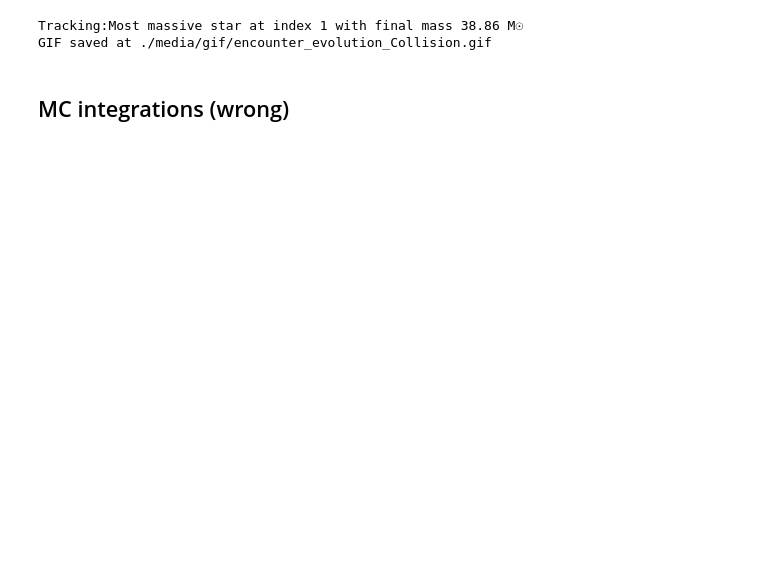
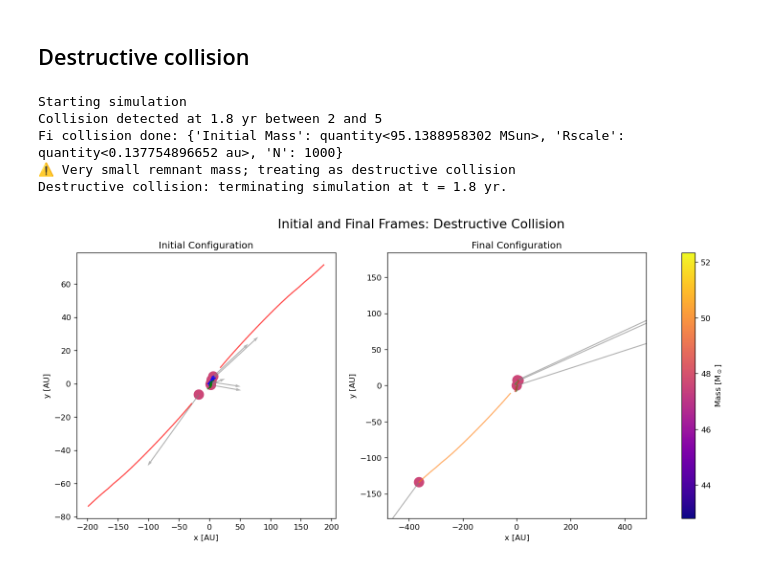
Before and after one commit to Yang-Taotao/strw-amuse-project, a Jupyter notebook: notebooks/Triple_binary_simulation.ipynb, the cells around one changed output. Saved outputs shown, nothing was run; the diff lists cells and outputs as text; code cells hidden in the pictures; blank space fills up the shorter version.

```diff
--- a/notebooks/Triple_binary_simulation.ipynb
+++ b/notebooks/Triple_binary_simulation.ipynb
@@ -96,7 +117,57 @@ Most massive star: Mass = 38.86 MSun, Velocity = 118.40 km/s
+# %% [markdown]
+## Destructive collision
+# %%
+
+# Tight inner binary
+sep = [0.15, 1.0, 1.0]      # AU
+ecc = [0.98, 0.3, 0.2]      # high eccentricity inner binary
+
+# Very slow incoming COM velocities (~5% of v_crit)
+v_coms = [
+    [0.0, 0.0, 0.0],
+    [0.05, 0.0, 0.0],
+    [ 0.04, 0.0, 0.0],
+]
+
+# Orbital orientations
+directions = [0.0, 0.5, -0.5]
+
+# Coplanar orbits
+orbit_plane = [[0,0,1]]*3
+
+# Head-on collision
+impact_parameter = [0.0, 0.0]
+
+# Extremely compact initial positions
+distance = [-1, 1]           # AU
+
+destructive_collision, _, _ = run_6_body_simulation(
+    sep, ecc, directions, v_coms,
+    orbit_plane, impact_parameter, distance,
+    masses=None, centers=None, age=None,
+    run_label="Destructive Collision"
+)
+
+
+# --- Store for later visualization ---
+init_params = {
+    'sep': sep,
+    'ecc': ecc,
+    'directions': directions,
+    'v_coms': v_coms,
+    'orbit_plane': orbit_plane,
+    'impact_parameter': impact_parameter,
+    'distance': distance
+}
+# %% [output]
+Starting simulation
+Collision detected at 1.8 yr between 2 and 5
+Fi collision done: {'Initial Mass': quantity<95.1388958302 MSun>, 'Rscale': quantity<0.137754896652 au>, 'N': 1000}
+⚠️ Very small remnant mass; treating as destructive collision
+Destructive collision: terminating simulation at t = 1.8 yr.
+# %%
+visualize_initial_final_frames(destructive_collision, init_params=init_params,collision = 0 , label="Destructive Collision")
+# %% [output]
+[figure, added]
 # %%
-visualize_frames(frames, "Collision")
+#visualize_frames(destructive_collision, "Destructive Collision")
-# %% [output]
-Tracking:Most massive star at index 1 with final mass 38.86 M☉
-GIF saved at ./media/gif/encounter_evolution_Collision.gif
-# %% [markdown]
-## MC integrations (wrong)
```
Also changed, not shown: parts of 20 cells of this notebook, 7 other files.
